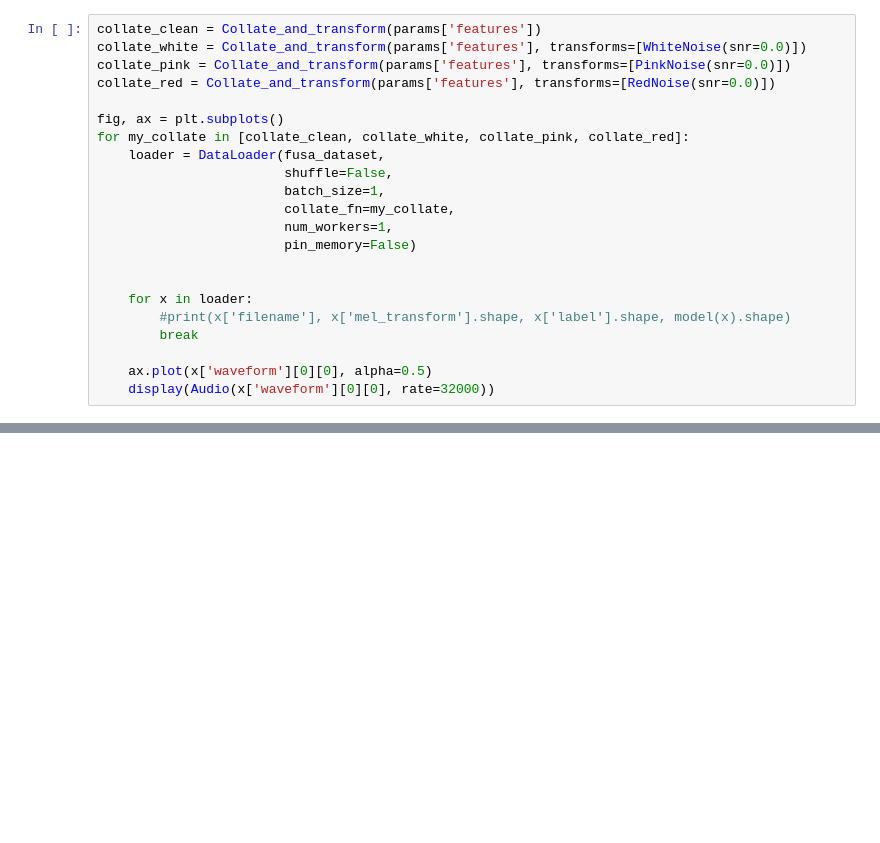
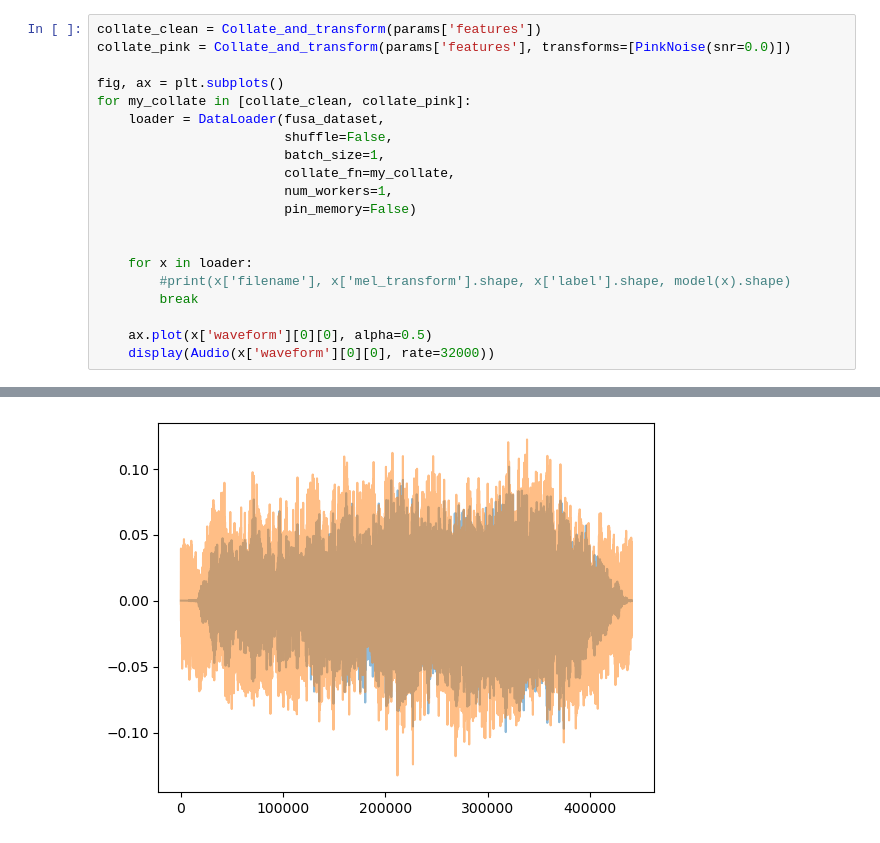
Before and after one commit to FUSA-ROADS/fusa-net-experiments, a Jupyter notebook: notebooks/augmentation_test/colored_noise_dataloader.ipynb, the cells around one changed output, grey strips where cells are left out. Drawn from its saved outputs; the diff is of its cells as text; blank space fills up the shorter version.

```diff
--- a/notebooks/augmentation_test/colored_noise_dataloader.ipynb
+++ b/notebooks/augmentation_test/colored_noise_dataloader.ipynb
@@ -33,11 +35,9 @@ print(len(dataset.categories), len(dataset))
 # %%
 collate_clean = Collate_and_transform(params['features'])
-collate_white = Collate_and_transform(params['features'], transforms=[WhiteNoise(snr=0.0)])
 collate_pink = Collate_and_transform(params['features'], transforms=[PinkNoise(snr=0.0)])
-collate_red = Collate_and_transform(params['features'], transforms=[RedNoise(snr=0.0)])
 
 fig, ax = plt.subplots()
-for my_collate in [collate_clean, collate_white, collate_pink, collate_red]:
+for my_collate in [collate_clean, collate_pink]:
     loader = DataLoader(fusa_dataset,
                         shuffle=False,
                         batch_size=1,
@@ -52,3 +52,4 @@ for my_collate in [collate_clean, collate_white, collate_pink, collate_red]:
 
     ax.plot(x['waveform'][0][0], alpha=0.5)
     display(Audio(x['waveform'][0][0], rate=32000))
+# %% [output]
@@ -54,0 +58 @@ for my_collate in [collate_clean, collate_white, collate_pink, collate_red]:
+[figure, added]
```
Also changed, not shown: parts of 2 cells of this notebook, 13 other files.
